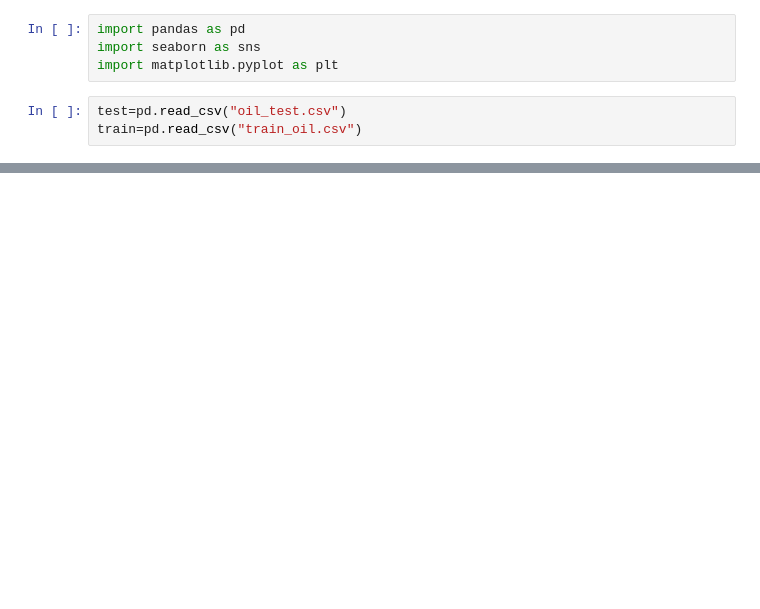
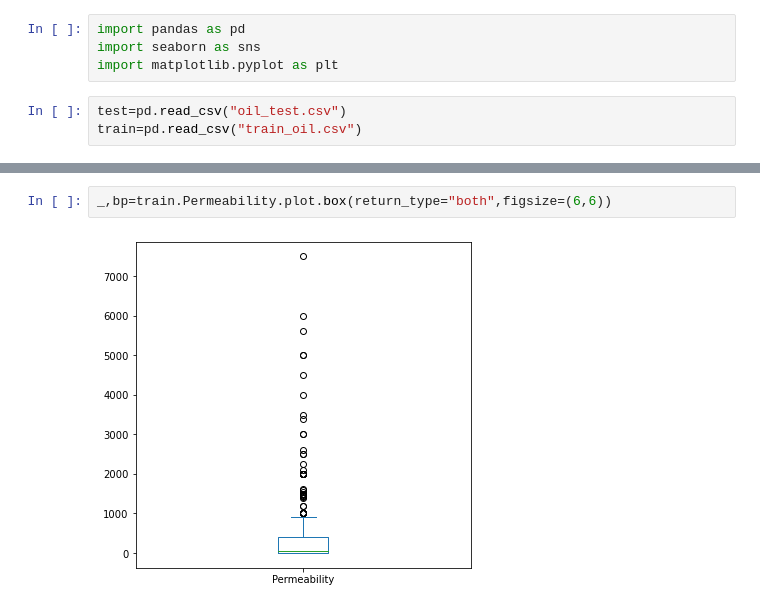
Before and after one commit to DirectNezu/Oilgas-field-prediction, a Jupyter notebook: Oilgas-field-prediction.ipynb, the cells around one changed output, grey strips where cells are left out. Drawn from its saved outputs; the diff is of its cells as text; blank space fills up the shorter version.

```diff
--- a/Oilgas-field-prediction.ipynb
+++ b/Oilgas-field-prediction.ipynb
@@ -25,0 +120,4 @@ train.head()
+# %%
+_,bp=train.Permeability.plot.box(return_type="both",figsize=(6,6))
+# %% [output]
+[figure, added]
```
Also changed, not shown: parts of 25 cells of this notebook.
